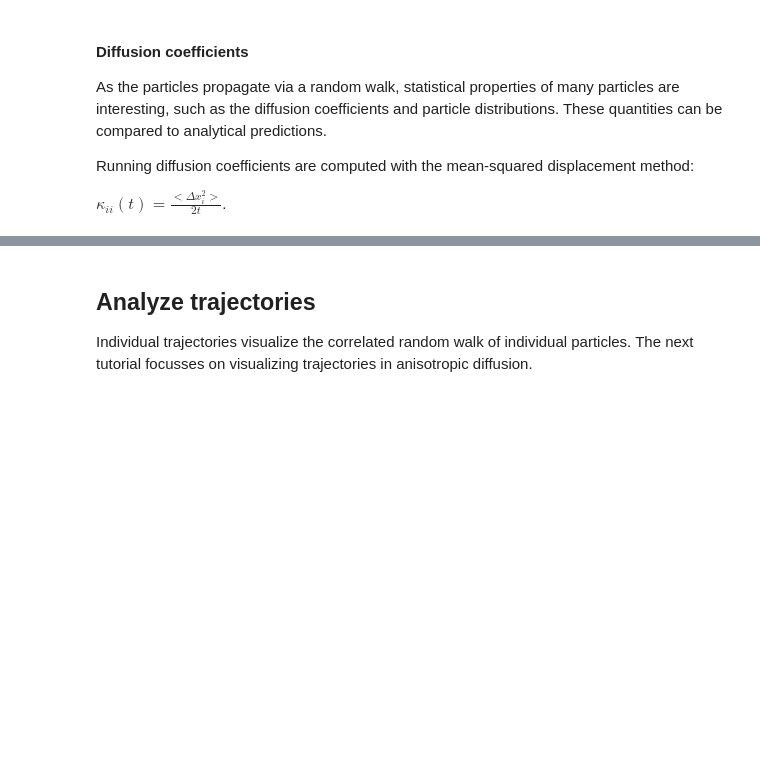
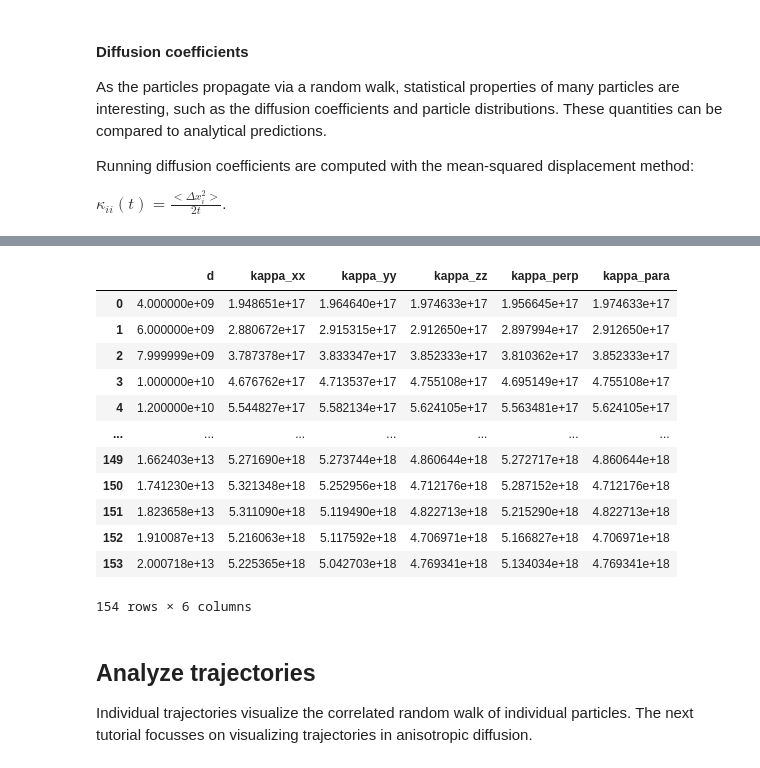
Before and after one commit to reichherzerp/PropPy, a Jupyter notebook: rwpropa/tutorials/Tutorial_1---Simple_Simulation_Setup.ipynb, the cells around one changed output, grey strips where cells are left out. Drawn from its saved outputs; the diff is of its cells as text; code cells hidden in the pictures; blank space fills up the shorter version.

```diff
--- a/rwpropa/tutorials/Tutorial_1---Simple_Simulation_Setup.ipynb
+++ b/rwpropa/tutorials/Tutorial_1---Simple_Simulation_Setup.ipynb
@@ -175,3 +164,19 @@ kappa_{zz}: 4.36e+18 m²/s +- 2.28e+17 m²/s
+# %%
+df_kappas
+# %% [output]
+|  | d | kappa_xx | kappa_yy | kappa_zz | kappa_perp | kappa_para |
+| 0 | 4.000000e+09 | 1.948651e+17 | 1.964640e+17 | 1.974633e+17 | 1.956645e+17 | 1.974633e+17 |
+| 1 | 6.000000e+09 | 2.880672e+17 | 2.915315e+17 | 2.912650e+17 | 2.897994e+17 | 2.912650e+17 |
+| 2 | 7.999999e+09 | 3.787378e+17 | 3.833347e+17 | 3.852333e+17 | 3.810362e+17 | 3.852333e+17 |
+| 3 | 1.000000e+10 | 4.676762e+17 | 4.713537e+17 | 4.755108e+17 | 4.695149e+17 | 4.755108e+17 |
+| 4 | 1.200000e+10 | 5.544827e+17 | 5.582134e+17 | 5.624105e+17 | 5.563481e+17 | 5.624105e+17 |
+| ... | ... | ... | ... | ... | ... | ... |
+| 149 | 1.662403e+13 | 5.271690e+18 | 5.273744e+18 | 4.860644e+18 | 5.272717e+18 | 4.860644e+18 |
+| 150 | 1.741230e+13 | 5.321348e+18 | 5.252956e+18 | 4.712176e+18 | 5.287152e+18 | 4.712176e+18 |
+| 151 | 1.823658e+13 | 5.311090e+18 | 5.119490e+18 | 4.822713e+18 | 5.215290e+18 | 4.822713e+18 |
+| 152 | 1.910087e+13 | 5.216063e+18 | 5.117592e+18 | 4.706971e+18 | 5.166827e+18 | 4.706971e+18 |
+| 153 | 2.000718e+13 | 5.225365e+18 | 5.042703e+18 | 4.769341e+18 | 5.134034e+18 | 4.769341e+18 |
+154 rows × 6 columns
 # %% [markdown]
 ## Analyze trajectories
 
```
Also changed, not shown: parts of 5 cells of this notebook, 1 other file.
